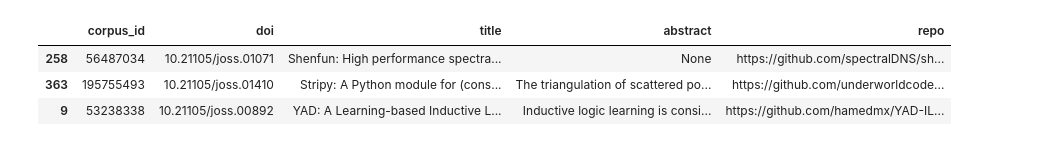
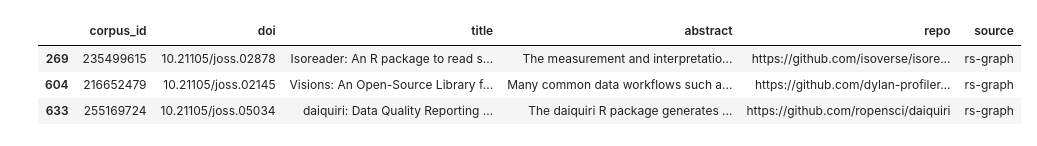
Before and after one commit to evamaxfield/rs-graph, a Jupyter notebook: repo-paper-em-classifier.ipynb, the cells around one changed output. Saved outputs shown, nothing was run; the diff lists cells and outputs as text; code cells hidden in the pictures.

```diff
--- a/repo-paper-em-classifier.ipynb
+++ b/repo-paper-em-classifier.ipynb
@@ -1,26 +1,27 @@
 # %%
 from rs_graph.data import (
     load_extended_paper_details_dataset,
     load_basic_repos_dataset,
 )
 import numpy as np
 
 np.random.seed(42)
 
 repos = load_basic_repos_dataset()
-papers = load_extended_paper_details_dataset().sample(500)
+papers = load_extended_paper_details_dataset().sample(1000)
 
 # Get repo name from repos dataset and merge with papers on doi
 papers = papers.merge(repos[["repo", "doi"]], on="doi")
 
 # Format into ready for training
 papers = papers.drop(columns=["url", "authors", "citation_count"])
 
 # Drop duplicates
 papers = papers.drop_duplicates(subset=["doi"])
+papers["source"] = "rs-graph"
 papers.sample(3)
 # %% [output]
-|  | corpus_id | doi | title | abstract | repo |
-| 258 | 56487034 | 10.21105/joss.01071 | Shenfun: High performance spectra... | None | https://github.com/spectralDNS/sh... |
-| 363 | 195755493 | 10.21105/joss.01410 | Stripy: A Python module for (cons... | The triangulation of scattered po... | https://github.com/underworldcode... |
-| 9 | 53238338 | 10.21105/joss.00892 | YAD: A Learning-based Inductive L... | Inductive logic learning is consi... | https://github.com/hamedmx/YAD-IL... |
+|  | corpus_id | doi | title | abstract | repo | source |
+| 269 | 235499615 | 10.21105/joss.02878 | Isoreader: An R package to read s... | The measurement and interpretatio... | https://github.com/isoverse/isore... | rs-graph |
+| 604 | 216652479 | 10.21105/joss.02145 | Visions: An Open-Source Library f... | Many common data workflows such a... | https://github.com/dylan-profiler... | rs-graph |
+| 633 | 255169724 | 10.21105/joss.05034 | daiquiri: Data Quality Reporting ... | The daiquiri R package generates ... | https://github.com/ropensci/daiquiri | rs-graph |
```
Also changed, not shown: parts of 9 cells of this notebook, 1 other file.
